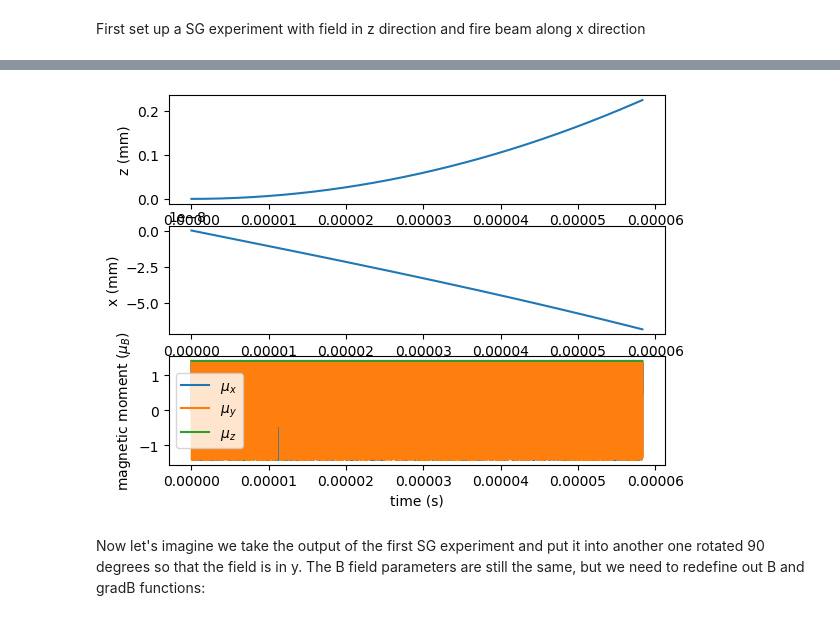
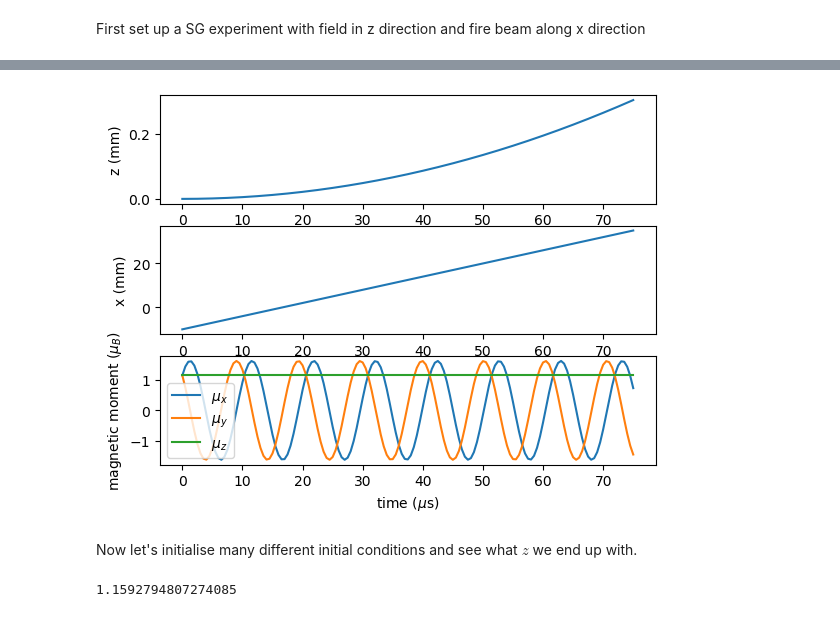
Before and after one commit to mklilley/magnetic-moments, a Jupyter notebook: SG_julia.ipynb, the cells around one changed output, grey strips where cells are left out. Cells and saved outputs as stored; diff of their text form; code cells hidden in the pictures.

```diff
--- a/SG_julia.ipynb
+++ b/SG_julia.ipynb
@@ -13,7 +13,7 @@ mu_B = 9.27400968e-24;
 First set up a SG experiment with field in z direction and fire beam along x direction
 # %%
 machine_dim_x = 0.1
-machine_dim_y = 0.035
+machine_dim_y = 0.035 + 0.01
 machine_dim_z = 0.1
 
 B0 = 1.4
@@ -39,11 +44,11 @@ end;
 # %%
 v0 = 600.0
-dt = 5.0e-12
+dt = 5.0e-7
 t_max = machine_dim_y/v0
 times = collect(0:dt:t_max)
 
-mu = [0.0,1/sqrt(2),1/sqrt(2)]*mu_e
-r = [0,0,0]
+mu = [1/sqrt(3),1/sqrt(3),1/sqrt(3)]*mu_e
+r = [0,-0.01,0]
 v = [0,v0,0]
 r_save = zeros(length(times),3)
 mu_save = zeros(length(times),3);
@@ -65,22 +70,25 @@ for (i,t) in enumerate(times)
 
 end
 # %%
+n = 1 # plot every n points in case the arrays become too large
+times_plot = times[1:n:end]./1e-6
+r_save_plot = r_save[1:n:end,:]./1e-3
+mu_save_plot = mu_save[1:n:end,:]./mu_B;
+
 subplot(311)
-plot(times[1:1000:end],(r_save[1:1000:end,3]./1e-3), label="z");
+plot(times_plot,(r_save_plot[:,3]), label="z");
 ylabel("z (mm)")
 
 subplot(312)
-plot(times[1:1000:end],(r_save[1:1000:end,1]./1e-3), label="x");
+plot(times_plot,(r_save_plot[:,2]), label="x");
 ylabel("x (mm)")
 
 subplot(313)
-plot(times[1:1000:end],mu_save[1:1000:end,1]./mu_B, label=L"$\mu_x$")
-plot(times[1:1000:end],mu_save[1:1000:end,2]./mu_B, label=L"$\mu_y$")
-plot(times[1:1000:end],mu_save[1:1000:end,3]./mu_B, label=L"$\mu_z$")
-xlabel("time (s)")
+plot(times_plot,mu_save_plot[:,1], label=L"$\mu_x$")
+plot(times_plot,mu_save_plot[:,2], label=L"$\mu_y$")
+plot(times_plot,mu_save_plot[:,3], label=L"$\mu_z$")
+xlabel(L"time ($\mu$s)")
 ylabel(L"magnetic moment ($\mu_B$)")
 legend();
 # %% [output]
-[figure, old version]
+[figure, new version]
-# %% [markdown]
-Now let's imagine we take the output of the first SG experiment and put it into another one rotated 90 degrees so that the field is in y. The B field parameters are still the same, but we need to redefine out B and gradB functions:
@@ -101,0 +95,2 @@ mu_save_2 = zeros(length(times),3);
+# %% [markdown]
+Now let's initialise many different initial conditions and see what $z$ we end up with.
@@ -102 +102,5 @@ mu_save_2 = zeros(length(times),3);
+# %%
+acos(0.4)
+# %% [output]
+1.1592794807274085
 # %%
```
Also changed, not shown: parts of 17 cells of this notebook, 3 other files.
